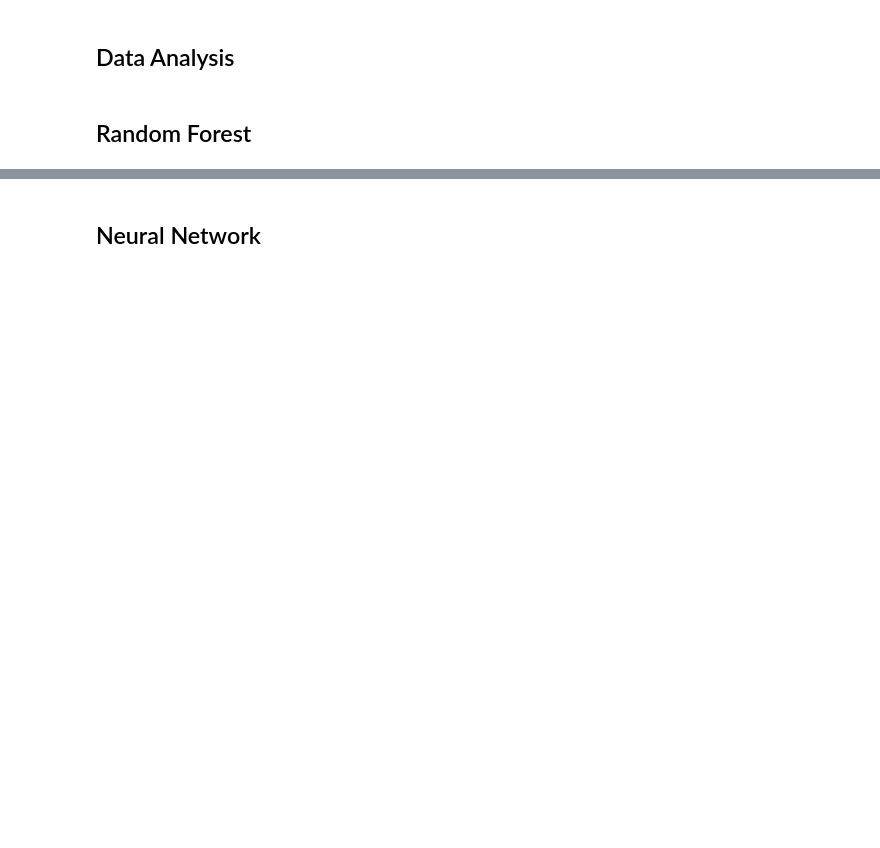
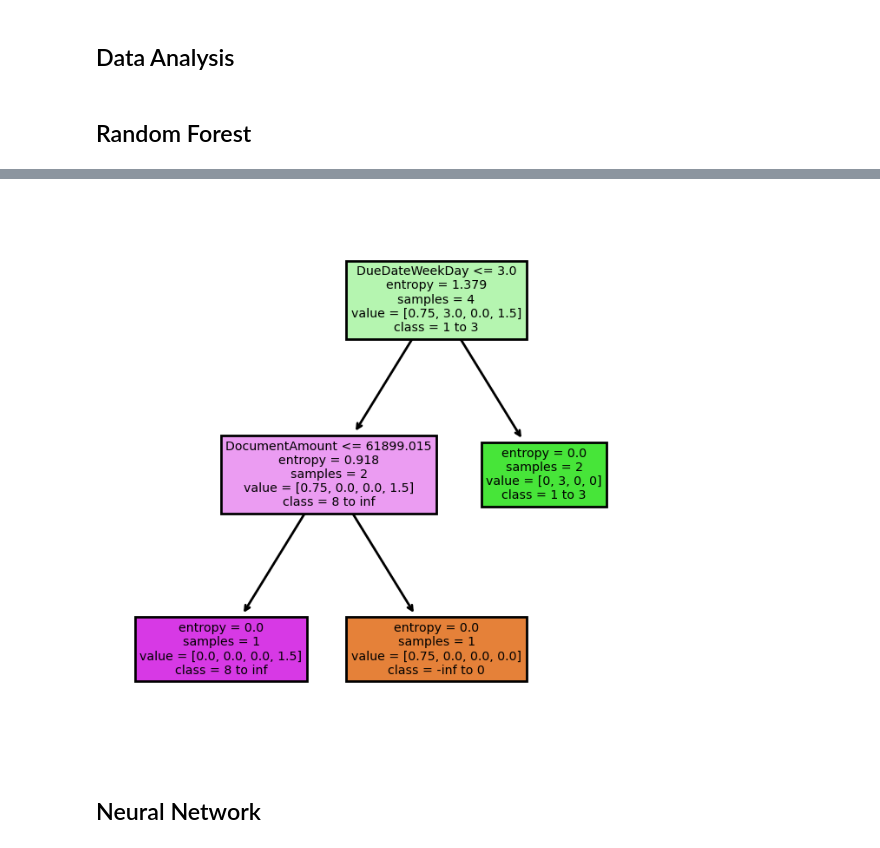
Before and after one commit to arthurflor23/invoice-payment-prediction, a Jupyter notebook: predict-invoice-payment.ipynb, the cells around one changed output, grey strips where cells are left out. Drawn from its saved outputs; the diff is of its cells as text; code cells hidden in the pictures; blank space fills up the shorter version.

```diff
--- a/predict-invoice-payment.ipynb
+++ b/predict-invoice-payment.ipynb
@@ -323,3 +393,10 @@ plot_feature_importance(x_column, clf.feature_importances_)
+# %%
+from sklearn import tree
+
+fig, ax = plt.subplots(nrows=1, ncols=1, figsize=(4,4), dpi=200)
+tree.plot_tree(clf.estimators_[0], feature_names=x_column, class_names=bucket_class_names, filled=True);
+# %% [output]
+[figure, added]
 # %%
 # y_predict = (clf.predict_proba(x_test)[:,1] >= 0.9999).astype('int')
 # plot_confuncion_matrix(test[y_column].values, y_predict)
```
Also changed, not shown: parts of 13 cells of this notebook.
